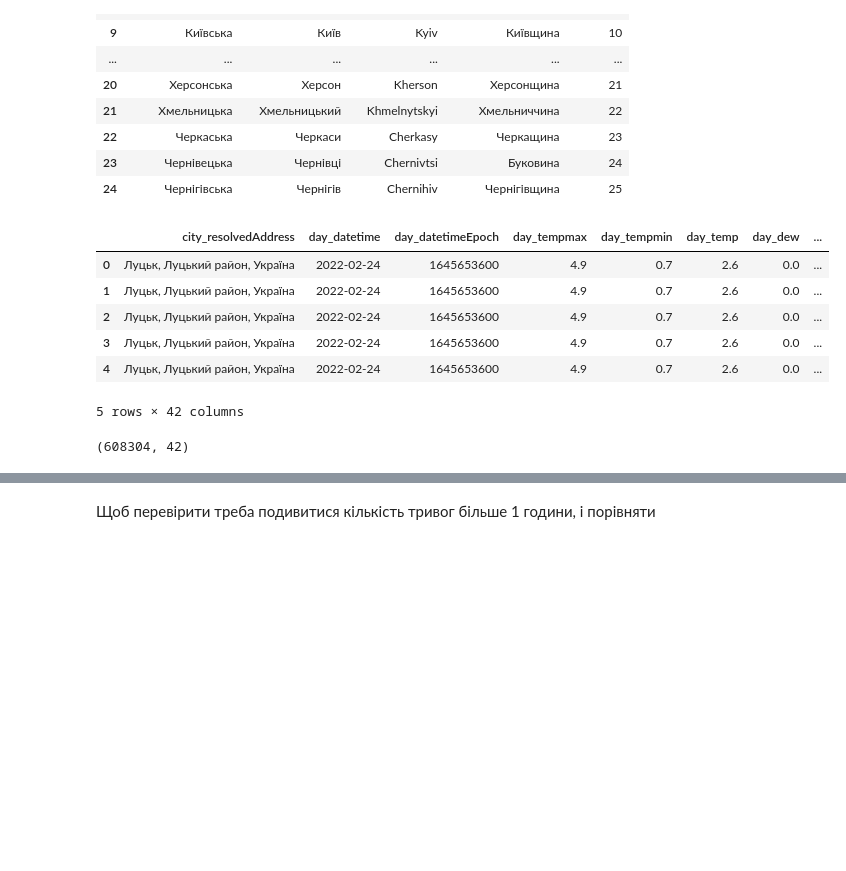
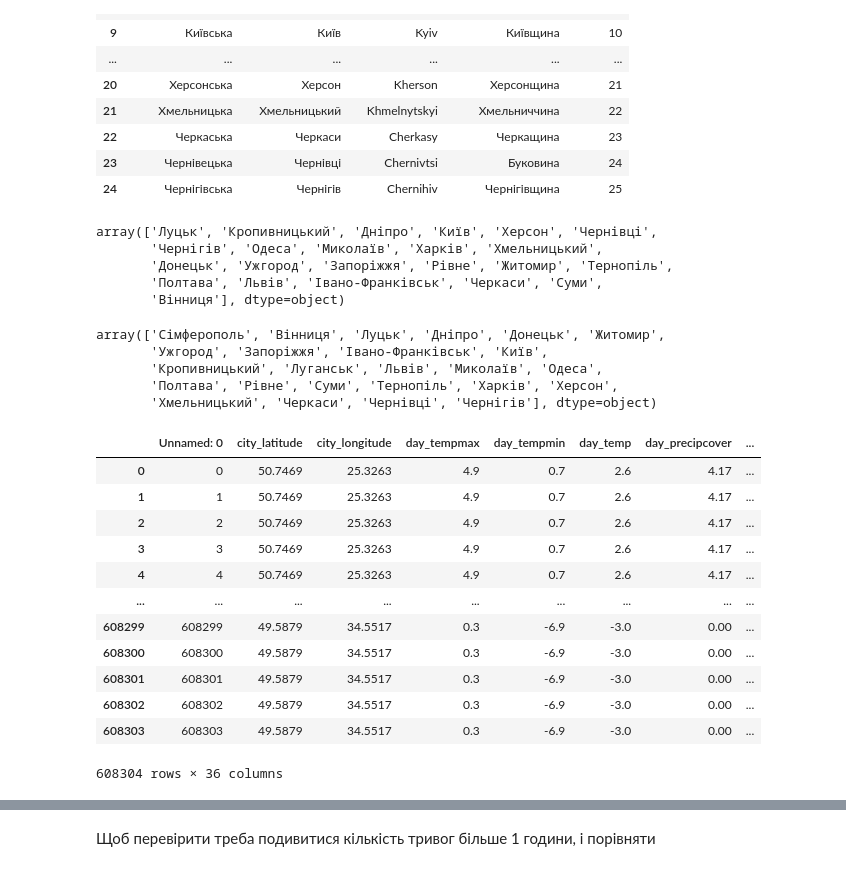
Before and after one commit to KonchakivskyiDanylo/PythonForDs, a Jupyter notebook: merge_datasets.ipynb, the cells around one changed output, grey strips where cells are left out. Saved outputs shown, nothing was run; the diff lists cells and outputs as text; code cells hidden in the pictures; blank space fills up the shorter version.

```diff
--- a/merge_datasets.ipynb
+++ b/merge_datasets.ipynb
@@ -17,3 +6,5 @@ regions.head()
 # %%
-alarms = pd.read_csv("data/alarms.csv", sep=';')
-weather = pd.read_csv("data/all_weather_by_hour_2023-2025_v1.csv")
+regions = pd.read_csv("data/regions.csv")
+alarms = pd.read_csv("prepared_data/alarms_prepared.csv")
+weather = pd.read_csv("prepared_data/weather_prepared.csv")
+isw = pd.read_csv("prepared_data/isw_prepared.csv")
@@ -177,2 +10,0 @@ memory usage: 301.7+ MB
-# %%
-weather["day_datetime"] = pd.to_datetime(weather["day_datetime"])
@@ -216,5 +10,0 @@ weather_exclude = [
-# %%
-weather = weather.drop(weather_exclude, axis=1, errors="ignore")
-# %%
-weather["city"] = weather["city_resolvedAddress"].apply(lambda x: x.split(",")[0])
-weather["city"] = weather["city"].replace('Хмельницька область', "Хмельницький")
@@ -258,19 +28,37 @@ regions
 | 22 | Черкаська | Черкаси | Cherkasy | Черкащина | 23 |
 | 23 | Чернівецька | Чернівці | Chernivtsi | Буковина | 24 |
 | 24 | Чернігівська | Чернігів | Chernihiv | Чернігівщина | 25 |
+# %%
+weather["city"].unique()
+# %% [output]
+array(['Луцьк', 'Кропивницький', 'Дніпро', 'Київ', 'Херсон', 'Чернівці',
+       'Чернігів', 'Одеса', 'Миколаїв', 'Харків', 'Хмельницький',
+       'Донецьк', 'Ужгород', 'Запоріжжя', 'Рівне', 'Житомир', 'Тернопіль',
+       'Полтава', 'Львів', 'Івано-Франківськ', 'Черкаси', 'Суми',
+       'Вінниця'], dtype=object)
+# %%
+regions["center_city_ua"].unique()
+# %% [output]
+array(['Сімферополь', 'Вінниця', 'Луцьк', 'Дніпро', 'Донецьк', 'Житомир',
+       'Ужгород', 'Запоріжжя', 'Івано-Франківськ', 'Київ',
+       'Кропивницький', 'Луганськ', 'Львів', 'Миколаїв', 'Одеса',
+       'Полтава', 'Рівне', 'Суми', 'Тернопіль', 'Харків', 'Херсон',
+       'Хмельницький', 'Черкаси', 'Чернівці', 'Чернігів'], dtype=object)
 # %%
 weather_reg = pd.merge(weather, regions, left_on="city", right_on="center_city_ua")
 # %%
-weather_reg.head()
+weather_reg
 # %% [output]
-|  | city_resolvedAddress | day_datetime | day_datetimeEpoch | day_tempmax | day_tempmin | day_temp | day_dew | ... |
-| 0 | Луцьк, Луцький район, Україна | 2022-02-24 | 1645653600 | 4.9 | 0.7 | 2.6 | 0.0 | ... |
-| 1 | Луцьк, Луцький район, Україна | 2022-02-24 | 1645653600 | 4.9 | 0.7 | 2.6 | 0.0 | ... |
-| 2 | Луцьк, Луцький район, Україна | 2022-02-24 | 1645653600 | 4.9 | 0.7 | 2.6 | 0.0 | ... |
-| 3 | Луцьк, Луцький район, Україна | 2022-02-24 | 1645653600 | 4.9 | 0.7 | 2.6 | 0.0 | ... |
-| 4 | Луцьк, Луцький район, Україна | 2022-02-24 | 1645653600 | 4.9 | 0.7 | 2.6 | 0.0 | ... |
+|  | Unnamed: 0 | city_latitude | city_longitude | day_tempmax | day_tempmin | day_temp | day_precipcover | ... |
+| 0 | 0 | 50.7469 | 25.3263 | 4.9 | 0.7 | 2.6 | 4.17 | ... |
+| 1 | 1 | 50.7469 | 25.3263 | 4.9 | 0.7 | 2.6 | 4.17 | ... |
+| 2 | 2 | 50.7469 | 25.3263 | 4.9 | 0.7 | 2.6 | 4.17 | ... |
+| 3 | 3 | 50.7469 | 25.3263 | 4.9 | 0.7 | 2.6 | 4.17 | ... |
+| 4 | 4 | 50.7469 | 25.3263 | 4.9 | 0.7 | 2.6 | 4.17 | ... |
+| ... | ... | ... | ... | ... | ... | ... | ... | ... |
+| 608299 | 608299 | 49.5879 | 34.5517 | 0.3 | -6.9 | -3.0 | 0.00 | ... |
+| 608300 | 608300 | 49.5879 | 34.5517 | 0.3 | -6.9 | -3.0 | 0.00 | ... |
+| 608301 | 608301 | 49.5879 | 34.5517 | 0.3 | -6.9 | -3.0 | 0.00 | ... |
+| 608302 | 608302 | 49.5879 | 34.5517 | 0.3 | -6.9 | -3.0 | 0.00 | ... |
+| 608303 | 608303 | 49.5879 | 34.5517 | 0.3 | -6.9 | -3.0 | 0.00 | ... |
-5 rows × 42 columns
+608304 rows × 36 columns
-# %%
-weather_reg.shape
-# %% [output]
-(608304, 42)
```
Also changed, not shown: parts of 57 cells of this notebook.
